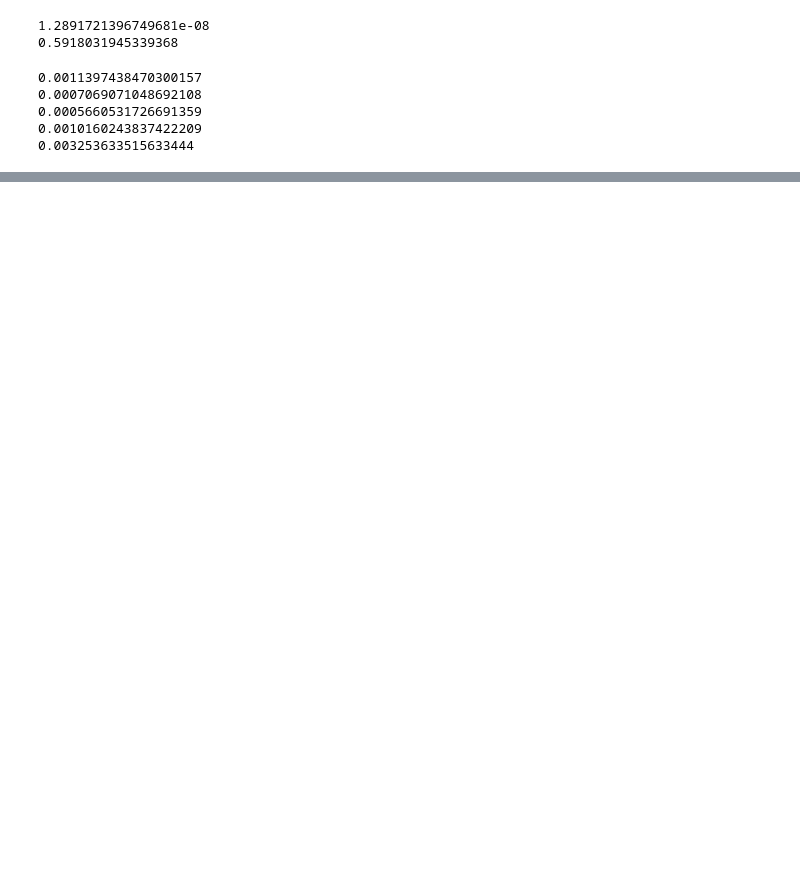
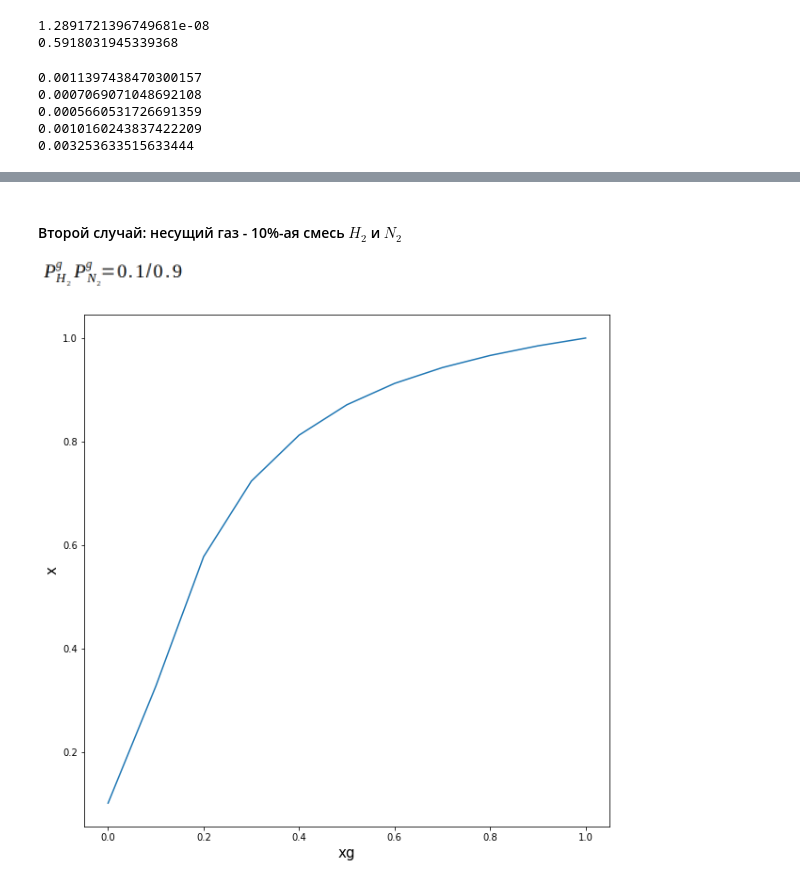
Before and after one commit to maxLundin/computational_methods, a Jupyter notebook: course_work/Task3.ipynb, the cells around one changed output, grey strips where cells are left out. Cells and saved outputs as stored; diff of their text form; code cells hidden in the pictures; blank space fills up the shorter version.

```diff
--- a/course_work/Task3.ipynb
+++ b/course_work/Task3.ipynb
@@ -121,0 +106,9 @@ for d in [0.0, 0.2, 0.4, 0.6, 0.8, 1.0]:
+# %% [markdown]
+#### Второй случай: несущий газ - 10%-ая смесь $H_2$ и $N_2$
+<div>
+<img src="attachment:image.png" width="150" height="100">
+</div>
+# %%
+drawDiagram(XGs, Xs2)
+# %% [output]
+[figure, added]
```
Also changed, not shown: parts of 8 cells of this notebook.
